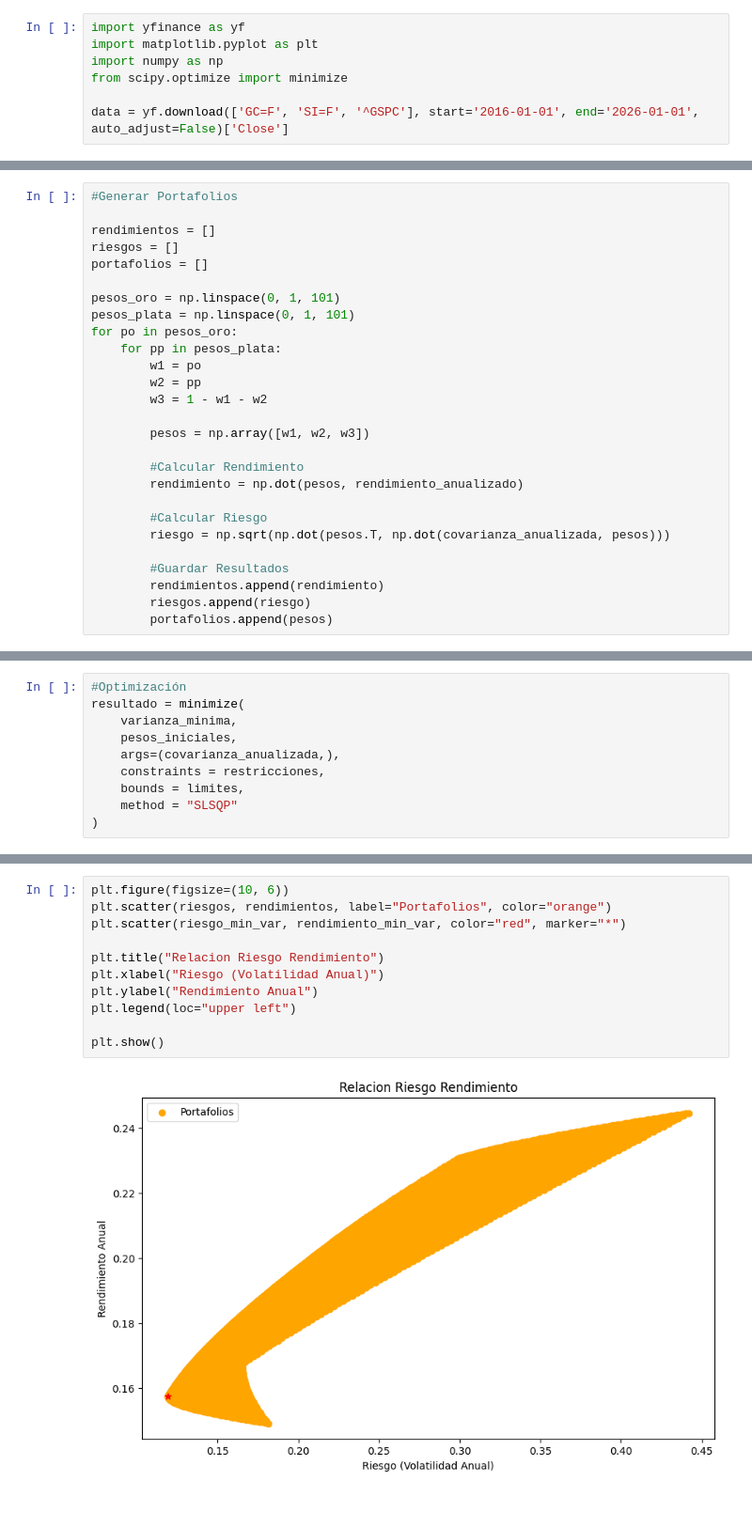
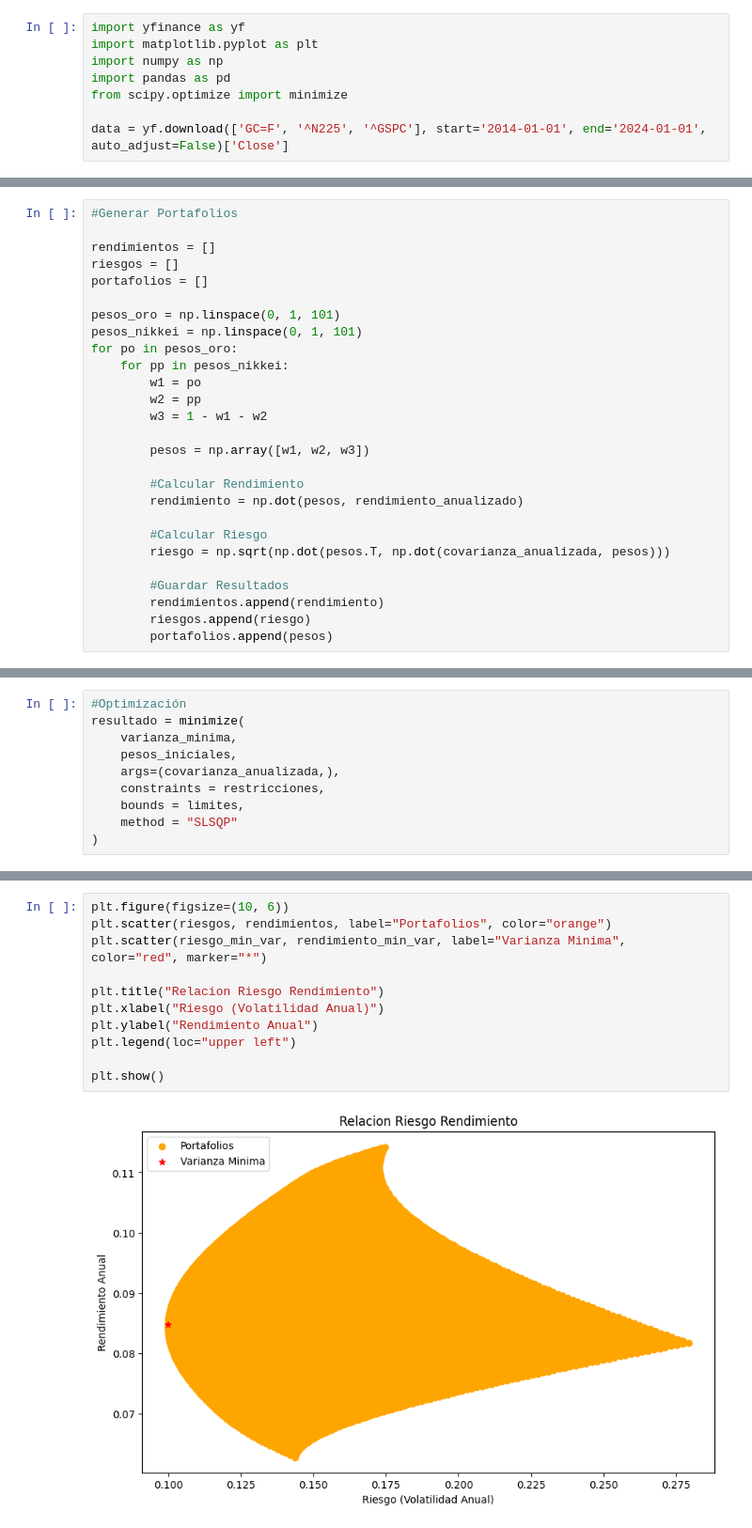
Before and after one commit to Axel9994/Optimizaci-n-de-Portafolio-en-Python, a Jupyter notebook: Optimizacion de Portafolio en Python.ipynb, the cells around one changed output, grey strips where cells are left out. Shown at 94% size. Drawn from its saved outputs; the diff is of its cells as text.

```diff
--- a/Optimizacion de Portafolio en Python.ipynb
+++ b/Optimizacion de Portafolio en Python.ipynb
@@ -10,9 +10,10 @@ Cargar Yahoo Finance, matplotlib y numpy; Descargar datos de precios desde el 1
 import yfinance as yf
 import matplotlib.pyplot as plt
 import numpy as np
+import pandas as pd
 from scipy.optimize import minimize
 
-data = yf.download(['GC=F', 'SI=F', '^GSPC'], start='2016-01-01', end='2026-01-01', auto_adjust=False)['Close']
+data = yf.download(['GC=F', '^N225', '^GSPC'], start='2014-01-01', end='2024-01-01', auto_adjust=False)['Close']
 # %% [output]
 [*********************100%***********************]  3 of 3 completed
 # %%
@@ -98,9 +99,9 @@ riesgos = []
 portafolios = []
 
 pesos_oro = np.linspace(0, 1, 101)
-pesos_plata = np.linspace(0, 1, 101)
+pesos_nikkei = np.linspace(0, 1, 101)
 for po in pesos_oro:
-    for pp in pesos_plata:
+    for pp in pesos_nikkei:
         w1 = po
         w2 = pp
         w3 = 1 - w1 - w2
@@ -177,13 +178,13 @@ Riesgo: 0.11933159362540798
 # %%
 plt.figure(figsize=(10, 6))
 plt.scatter(riesgos, rendimientos, label="Portafolios", color="orange")
-plt.scatter(riesgo_min_var, rendimiento_min_var, color="red", marker="*")
+plt.scatter(riesgo_min_var, rendimiento_min_var, label="Varianza Minima", color="red", marker="*")
 
 plt.title("Relacion Riesgo Rendimiento")
 plt.xlabel("Riesgo (Volatilidad Anual)")
 plt.ylabel("Rendimiento Anual")
 plt.legend(loc="upper left")
 
 plt.show()
 # %% [output]
-[figure, old version]
+[figure, new version]
```
Also changed, not shown: parts of 35 cells of this notebook.
